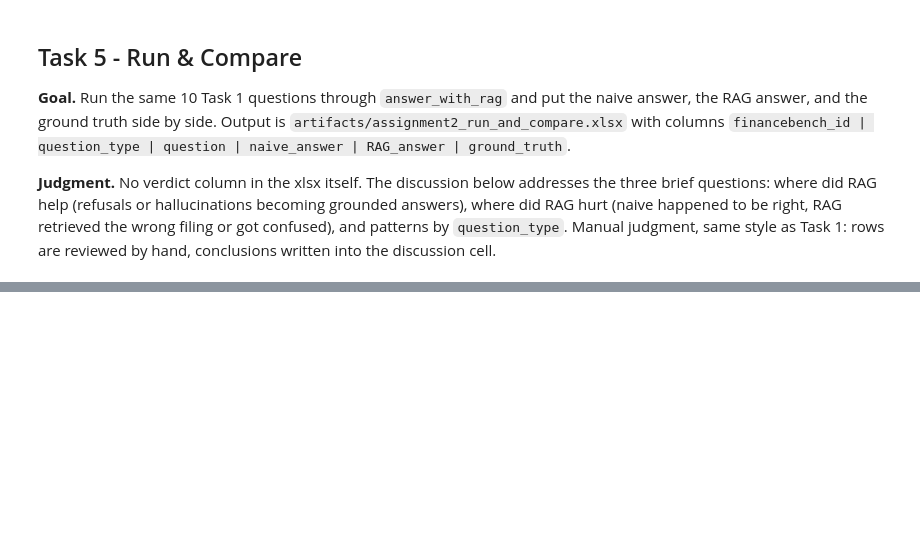
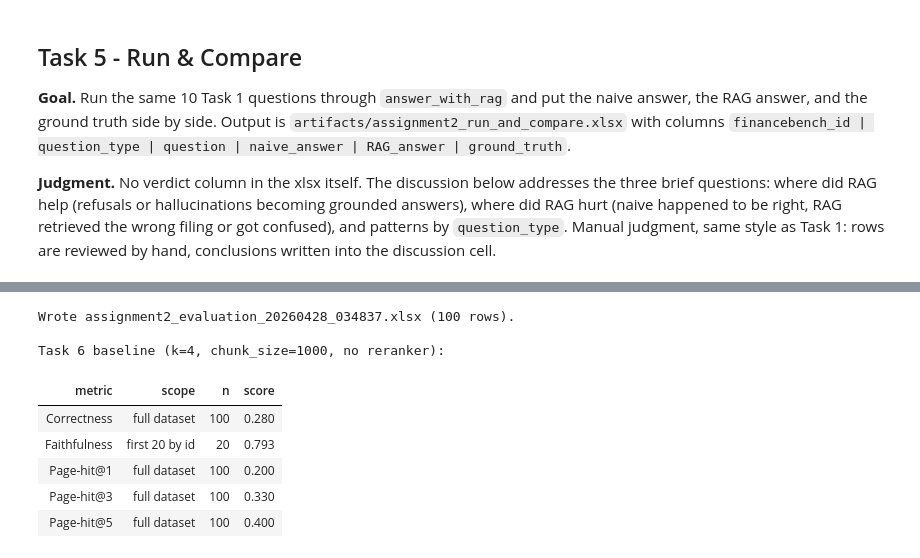
Before and after one commit to MGanayim/financebench-rag, a Jupyter notebook: notebooks/financebench_rag.ipynb, the cells around one changed output, grey strips where cells are left out. Saved outputs shown, nothing was run; the diff lists cells and outputs as text; code cells hidden in the pictures; blank space fills up the shorter version.

```diff
--- a/notebooks/financebench_rag.ipynb
+++ b/notebooks/financebench_rag.ipynb
@@ -67,7 +67,7 @@ NEBIUS_API_KEY = os.environ["NEBIUS_API_KEY"]
 NEBIUS_BASE_URL = "https://api.studio.nebius.ai/v1"
 
 GENERATION_MODEL = "meta-llama/Llama-3.3-70B-Instruct"
-JUDGE_MODEL = "deepseek-ai/DeepSeek-V3-0324"
+JUDGE_MODEL = "deepseek-ai/DeepSeek-V3.2"
 
 client = OpenAI(api_key=NEBIUS_API_KEY, base_url=NEBIUS_BASE_URL)
 print(f"Nebius client ready. Generation model: {GENERATION_MODEL}")
@@ -776,0 +977,54 @@ When retrieval misses, the generator has nothing safe to fall back to, but the p
+# %%
+# Assemble the evaluation xlsx and report Task 6 baseline aggregates. The xlsx filename
+# includes a timestamp so reruns produce backups; rename the run you trust to
+# assignment2_evaluation.xlsx (the deliverable name) once finalized. The baseline table is
+# the reference row that every Task 7 experiment is compared against.
+
+eval_df = (
+    df[["financebench_id", "question"]]
+    .merge(correctness_df[["financebench_id", "correctness"]], on="financebench_id")
+    .merge(faithfulness_df, on="financebench_id", how="left")
+    .merge(page_hit_df, on="financebench_id")
+)
+eval_df = eval_df[
+    [
+        "financebench_id",
+        "question",
+        "correctness",
+        "faithfulness",
+        "page_hit_at_1",
+        "page_hit_at_3",
+        "page_hit_at_5",
+    ]
+]
+
+_ts = datetime.now().strftime("%Y%m%d_%H%M%S")
+eval_path = ARTIFACTS_DIR / f"assignment2_evaluation_{_ts}.xlsx"
+eval_df.to_excel(eval_path, index=False)
+print(f"Wrote {eval_path.name} ({len(eval_df)} rows).")
+
+n_total = len(eval_df)
+n_faith = int(eval_df["faithfulness"].notna().sum())
+
+baseline = pd.DataFrame(
+    [
+        {"metric": "Correctness",   "scope": "full dataset",        "n": n_total, "score": eval_df["correctness"].mean()},
+        {"metric": "Faithfulness",  "scope": "first 20 by id",      "n": n_faith, "score": eval_df["faithfulness"].mean()},
+        {"metric": "Page-hit@1",    "scope": "full dataset",        "n": n_total, "score": eval_df["page_hit_at_1"].mean()},
+        {"metric": "Page-hit@3",    "scope": "full dataset",        "n": n_total, "score": eval_df["page_hit_at_3"].mean()},
+        {"metric": "Page-hit@5",    "scope": "full dataset",        "n": n_total, "score": eval_df["page_hit_at_5"].mean()},
+    ]
+)
+baseline["score"] = baseline["score"].round(3)
+print(f"\nTask 6 baseline (k=4, chunk_size=1000, no reranker):")
+baseline.style.hide(axis="index").format({"score": "{:.3f}"})
+# %% [output]
+Wrote assignment2_evaluation_20260428_034837.xlsx (100 rows).
+
+Task 6 baseline (k=4, chunk_size=1000, no reranker):
+| metric | scope | n | score |
+| Correctness | full dataset | 100 | 0.280 |
+| Faithfulness | first 20 by id | 20 | 0.793 |
+| Page-hit@1 | full dataset | 100 | 0.200 |
+| Page-hit@3 | full dataset | 100 | 0.330 |
+| Page-hit@5 | full dataset | 100 | 0.400 |
```
Also changed, not shown: parts of 5 cells of this notebook, 3 other files.
